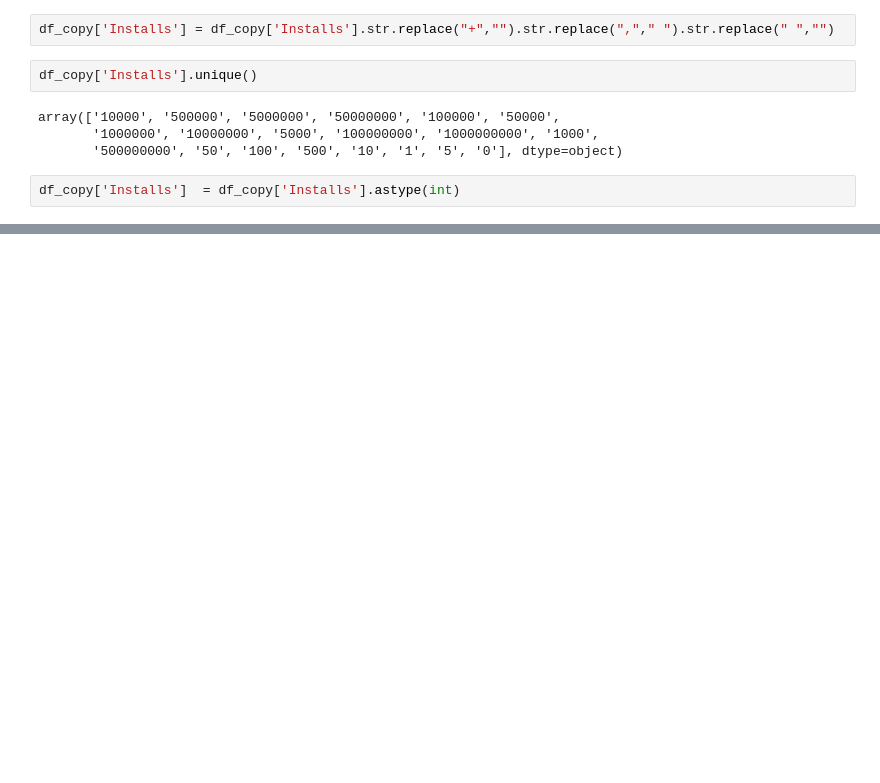
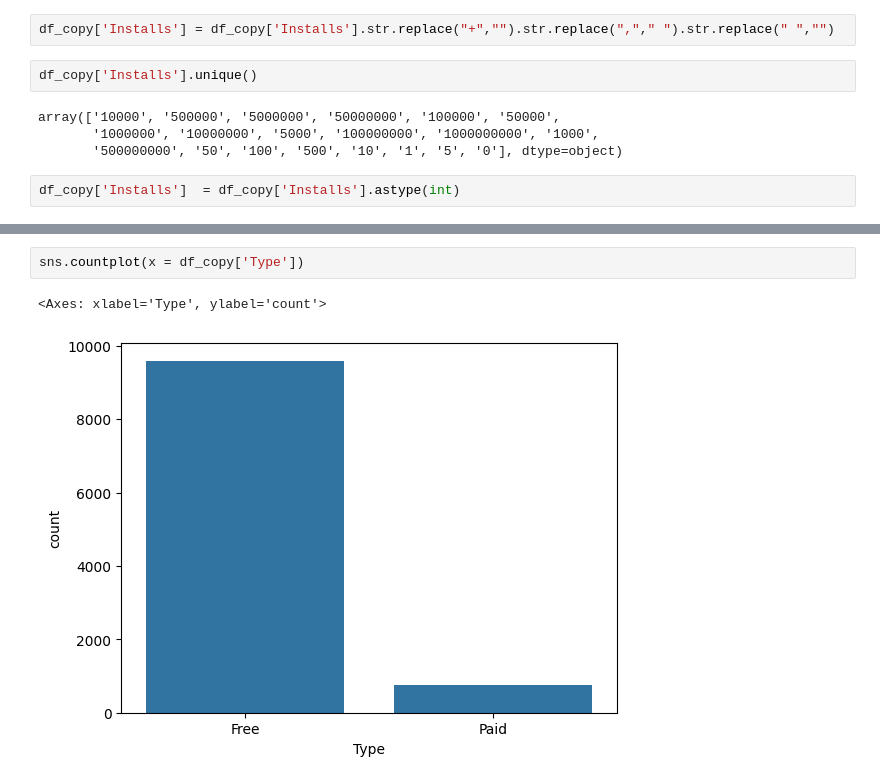
Before and after one commit to RedGhost123/Complete-Data_Science, a Jupyter notebook: Complete-Data_Science/jupyter/EDA/GooglePlaystore.ipynb, the cells around one changed output, grey strips where cells are left out. Drawn from its saved outputs; the diff is of its cells as text; blank space fills up the shorter version.

```diff
--- a/Complete-Data_Science/jupyter/EDA/GooglePlaystore.ipynb
+++ b/Complete-Data_Science/jupyter/EDA/GooglePlaystore.ipynb
@@ -404,0 +481,5 @@ df_copy['Installs']  = df_copy['Installs'].astype(int)
+# %%
+sns.countplot(x = df_copy['Type'])
+# %% [output]
+<Axes: xlabel='Type', ylabel='count'>
+[figure, added]
```
Also changed, not shown: parts of 53 cells of this notebook.
